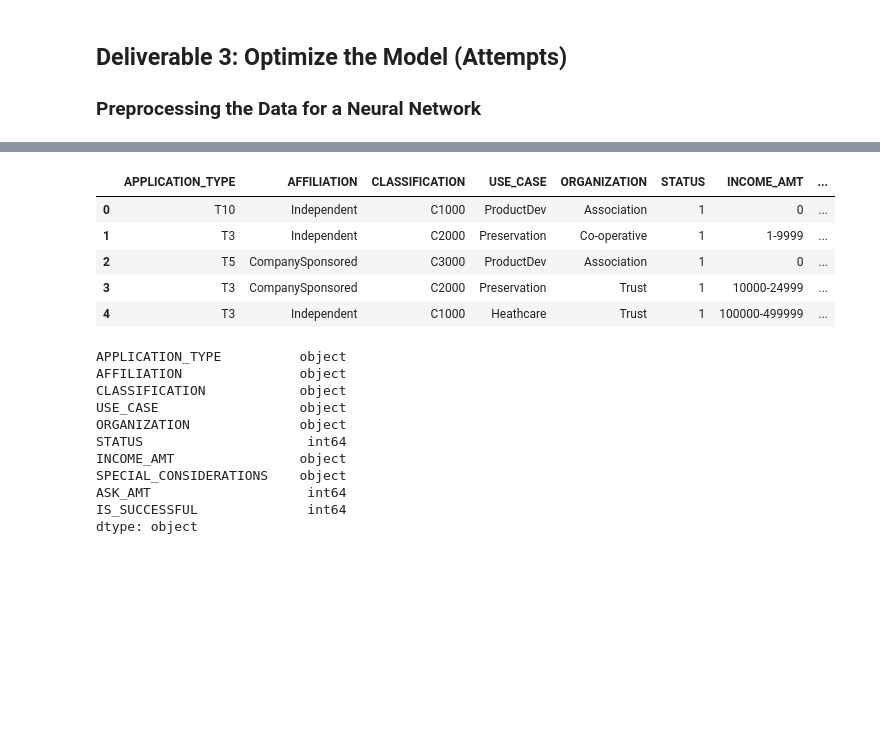
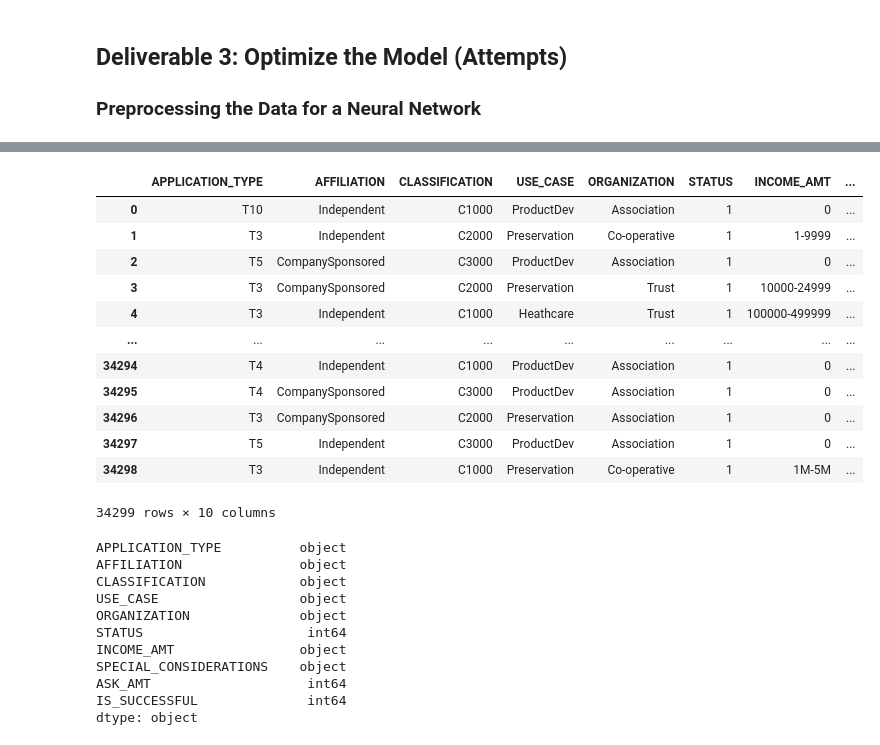
Before and after one commit to larrydodson/Neural_Network_Charity_Analysis, a Jupyter notebook: AlphabetSoupCharity_Optimization.ipynb, the cells around one changed output, grey strips where cells are left out. Drawn from its saved outputs; the diff is of its cells as text; code cells hidden in the pictures; blank space fills up the shorter version.

```diff
--- a/AlphabetSoupCharity_Optimization.ipynb
+++ b/AlphabetSoupCharity_Optimization.ipynb
@@ -24,14 +30,21 @@ application_df.head()
 # %%
 # Drop the non-beneficial ID columns, 'EIN' and 'NAME'.
 application_df = application_df.drop(columns=['EIN','NAME'])
-application_df.head()
+application_df
 # %% [output]
 |  | APPLICATION_TYPE | AFFILIATION | CLASSIFICATION | USE_CASE | ORGANIZATION | STATUS | INCOME_AMT | ... |
 | 0 | T10 | Independent | C1000 | ProductDev | Association | 1 | 0 | ... |
 | 1 | T3 | Independent | C2000 | Preservation | Co-operative | 1 | 1-9999 | ... |
 | 2 | T5 | CompanySponsored | C3000 | ProductDev | Association | 1 | 0 | ... |
 | 3 | T3 | CompanySponsored | C2000 | Preservation | Trust | 1 | 10000-24999 | ... |
 | 4 | T3 | Independent | C1000 | Heathcare | Trust | 1 | 100000-499999 | ... |
+| ... | ... | ... | ... | ... | ... | ... | ... | ... |
+| 34294 | T4 | Independent | C1000 | ProductDev | Association | 1 | 0 | ... |
+| 34295 | T4 | CompanySponsored | C3000 | ProductDev | Association | 1 | 0 | ... |
+| 34296 | T3 | CompanySponsored | C2000 | Preservation | Association | 1 | 0 | ... |
+| 34297 | T5 | Independent | C3000 | ProductDev | Association | 1 | 0 | ... |
+| 34298 | T3 | Independent | C1000 | Preservation | Co-operative | 1 | 1M-5M | ... |
+34299 rows × 10 columns
 # %%
 # Check the data types
 application_df.dtypes
```
Also changed, not shown: parts of 35 cells of this notebook, 1 other file.
